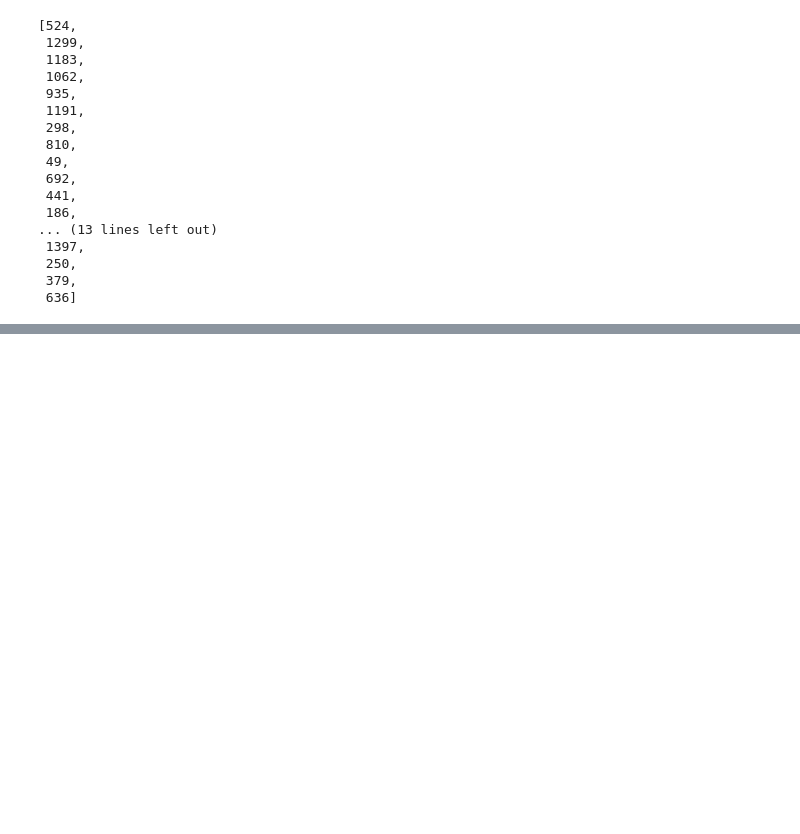
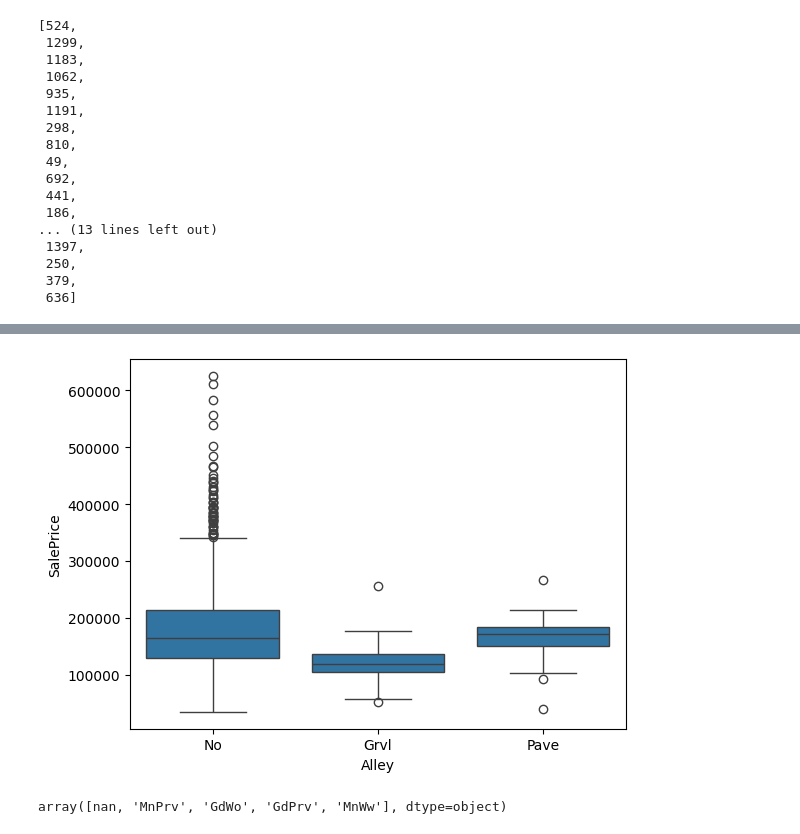
Before and after one commit to akshat-shethia/Kaggle, a Jupyter notebook: house-prices-advanced-regression-techniques/house-prices-advanced-regression-techniques.ipynb, the cells around one changed output, grey strips where cells are left out. Saved outputs shown, nothing was run; the diff lists cells and outputs as text; code cells hidden in the pictures; blank space fills up the shorter version.

```diff
--- a/house-prices-advanced-regression-techniques/house-prices-advanced-regression-techniques.ipynb
+++ b/house-prices-advanced-regression-techniques/house-prices-advanced-regression-techniques.ipynb
@@ -571,0 +574,3 @@ unique_outlier_rows
+# %%
+print(len(train_df))
+train_df = train_df[train_df.Id.isin(unique_outlier_rows) == False]
@@ -571,0 +607,3 @@ unique_outlier_rows
+# %%
+train_df["Alley"].fillna("No", inplace = True)
+test_df["Alley"].fillna("No", inplace = True)
@@ -571,0 +623,8 @@ unique_outlier_rows
+# %%
+sns.boxplot(data = train_df, x = "Alley", y = "SalePrice");
+# %% [output]
+[figure, added]
+# %%
+train_df["Fence"].unique()
+# %% [output]
+array([nan, 'MnPrv', 'GdWo', 'GdPrv', 'MnWw'], dtype=object)
```
Also changed, not shown: parts of 52 cells of this notebook.
